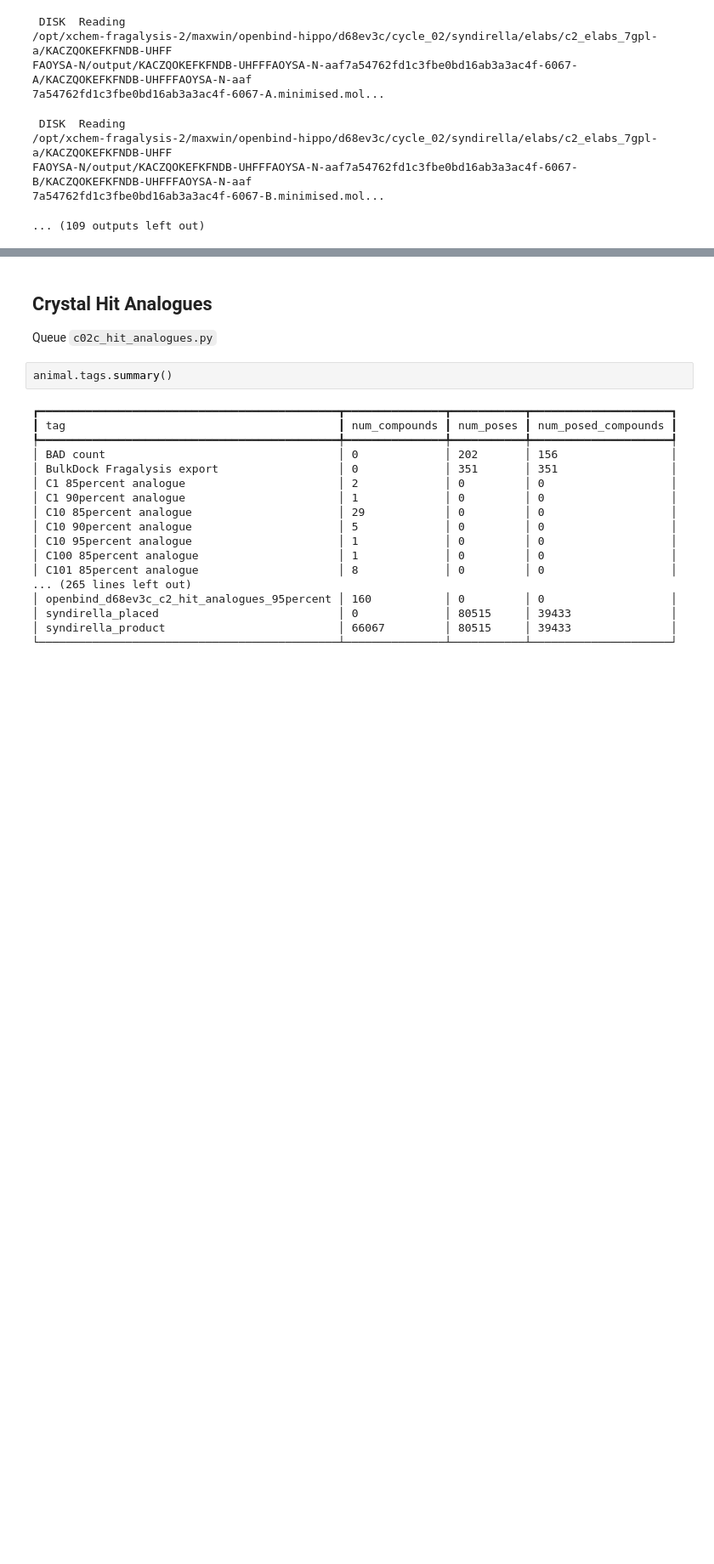
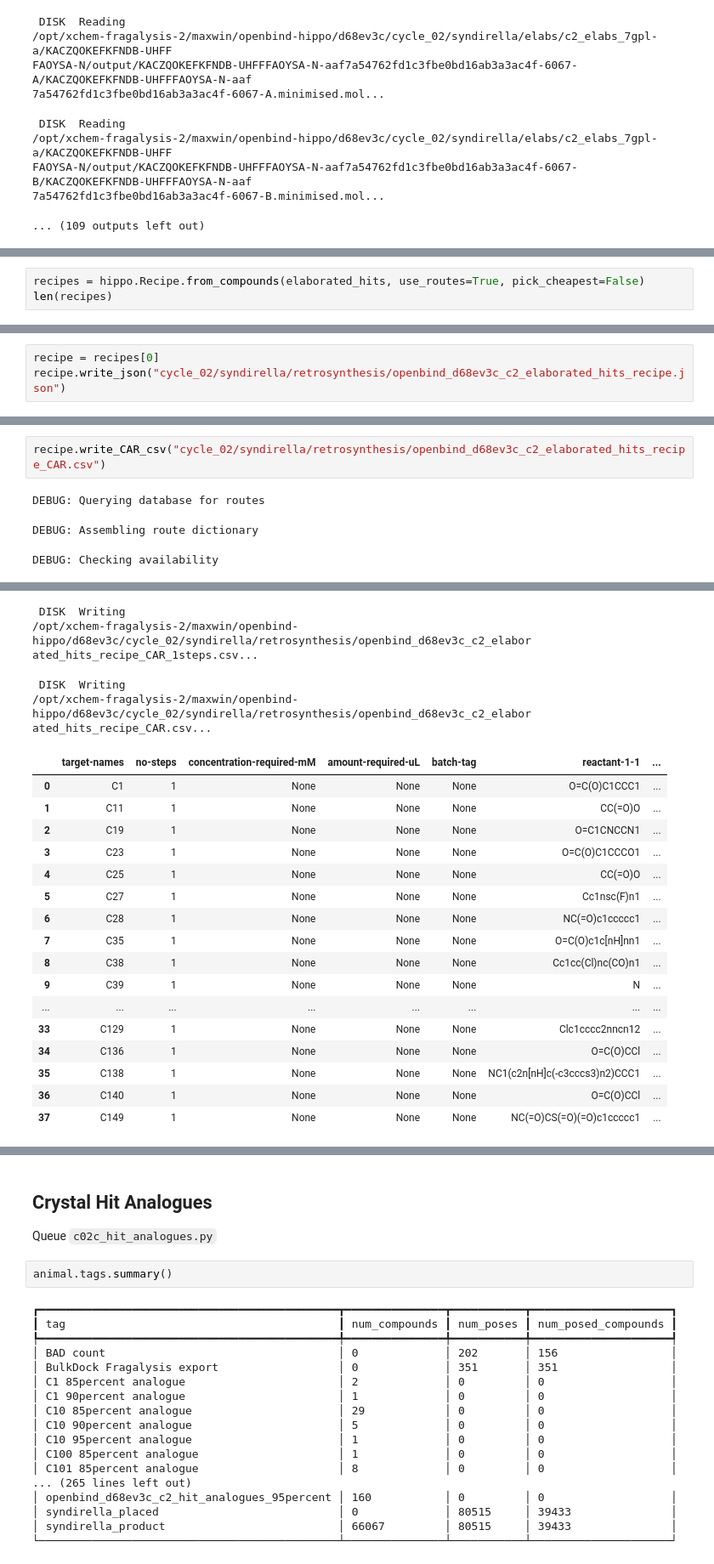
Before and after one commit to xchem/openbind-hippo, a Jupyter notebook: d68ev3c/c02a_fragment_elabs.ipynb, the cells around one changed output, grey strips where cells are left out. Shown at 85% size. Saved outputs shown, nothing was run; the diff lists cells and outputs as text; blank space fills up the shorter version.

```diff
--- a/d68ev3c/c02a_fragment_elabs.ipynb
+++ b/d68ev3c/c02a_fragment_elabs.ipynb
@@ -188,0 +294,3 @@ FAOYSA-N/output/KACZQOKEFKFNDB-UHFFFAOYSA-N-aaf7a54762fd1c3fbe0bd16ab3a3ac4f-606
+# %%
+recipes = hippo.Recipe.from_compounds(elaborated_hits, use_routes=True, pick_cheapest=False)
+len(recipes)
@@ -188,0 +311,3 @@ FAOYSA-N/output/KACZQOKEFKFNDB-UHFFFAOYSA-N-aaf7a54762fd1c3fbe0bd16ab3a3ac4f-606
+# %%
+recipe = recipes[0]
+recipe.write_json("cycle_02/syndirella/retrosynthesis/openbind_d68ev3c_c2_elaborated_hits_recipe.json")
@@ -188,0 +328,6 @@ FAOYSA-N/output/KACZQOKEFKFNDB-UHFFFAOYSA-N-aaf7a54762fd1c3fbe0bd16ab3a3ac4f-606
+# %%
+recipe.write_CAR_csv("cycle_02/syndirella/retrosynthesis/openbind_d68ev3c_c2_elaborated_hits_recipe_CAR.csv")
+# %% [output]
+DEBUG: Querying database for routes
+DEBUG: Assembling route dictionary
+DEBUG: Checking availability
@@ -188,0 +336,23 @@ FAOYSA-N/output/KACZQOKEFKFNDB-UHFFFAOYSA-N-aaf7a54762fd1c3fbe0bd16ab3a3ac4f-606
+ DISK  Writing
+/opt/xchem-fragalysis-2/maxwin/openbind-hippo/d68ev3c/cycle_02/syndirella/retrosynthesis/openbind_d68ev3c_c2_elabor
+ated_hits_recipe_CAR_1steps.csv...
+ DISK  Writing
+/opt/xchem-fragalysis-2/maxwin/openbind-hippo/d68ev3c/cycle_02/syndirella/retrosynthesis/openbind_d68ev3c_c2_elabor
+ated_hits_recipe_CAR.csv...
+|  | target-names | no-steps | concentration-required-mM | amount-required-uL | batch-tag | reactant-1-1 | ... |
+| 0 | C1 | 1 | None | None | None | O=C(O)C1CCC1 | ... |
+| 1 | C11 | 1 | None | None | None | CC(=O)O | ... |
+| 2 | C19 | 1 | None | None | None | O=C1CNCCN1 | ... |
+| 3 | C23 | 1 | None | None | None | O=C(O)C1CCCO1 | ... |
+| 4 | C25 | 1 | None | None | None | CC(=O)O | ... |
+| 5 | C27 | 1 | None | None | None | Cc1nsc(F)n1 | ... |
+| 6 | C28 | 1 | None | None | None | NC(=O)c1ccccc1 | ... |
+| 7 | C35 | 1 | None | None | None | O=C(O)c1c[nH]nn1 | ... |
+| 8 | C38 | 1 | None | None | None | Cc1cc(Cl)nc(CO)n1 | ... |
+| 9 | C39 | 1 | None | None | None | N | ... |
+| ... | ... | ... | ... | ... | ... | ... | ... |
+| 33 | C129 | 1 | None | None | None | Clc1cccc2nncn12 | ... |
+| 34 | C136 | 1 | None | None | None | O=C(O)CCl | ... |
+| 35 | C138 | 1 | None | None | None | NC1(c2n[nH]c(-c3cccs3)n2)CCC1 | ... |
+| 36 | C140 | 1 | None | None | None | O=C(O)CCl | ... |
+| 37 | C149 | 1 | None | None | None | NC(=O)CS(=O)(=O)c1ccccc1 | ... |
```
Also changed, not shown: parts of 21 cells of this notebook, 12 other files.
